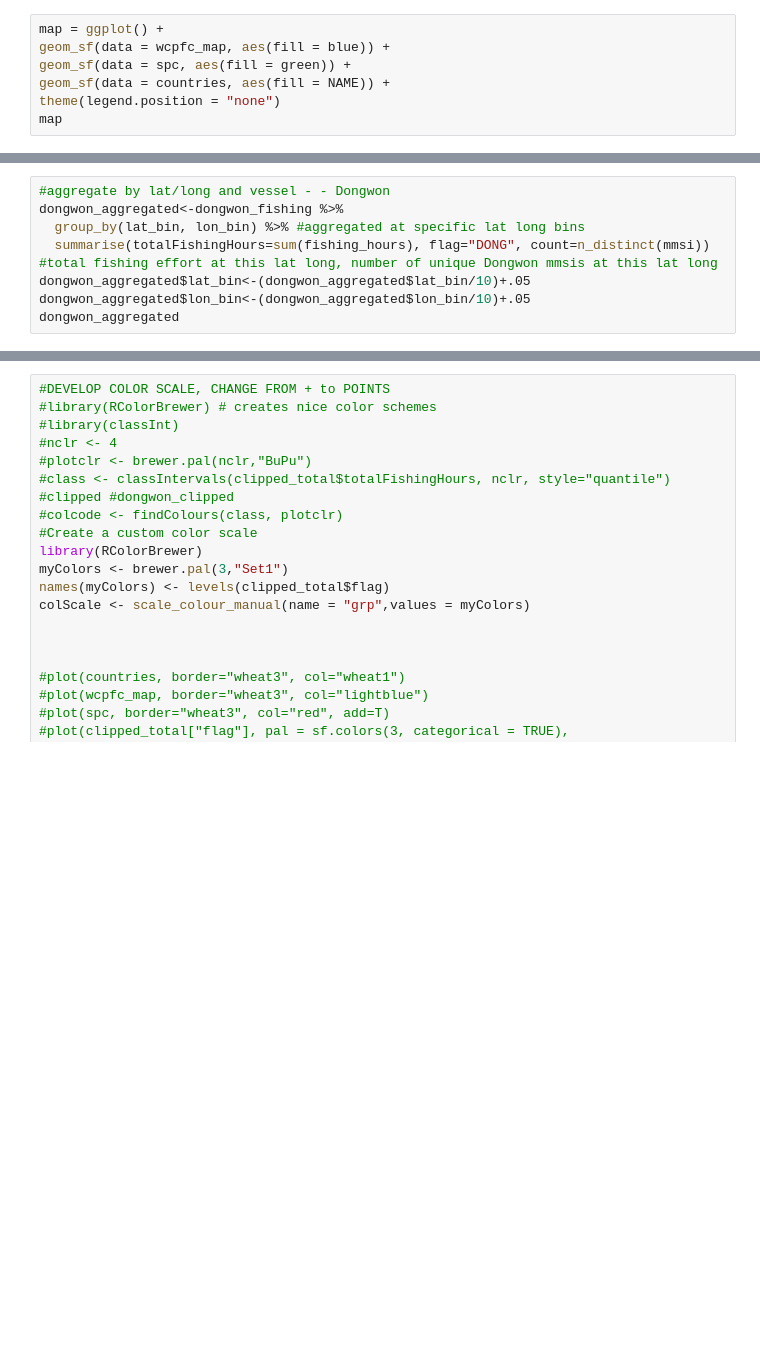
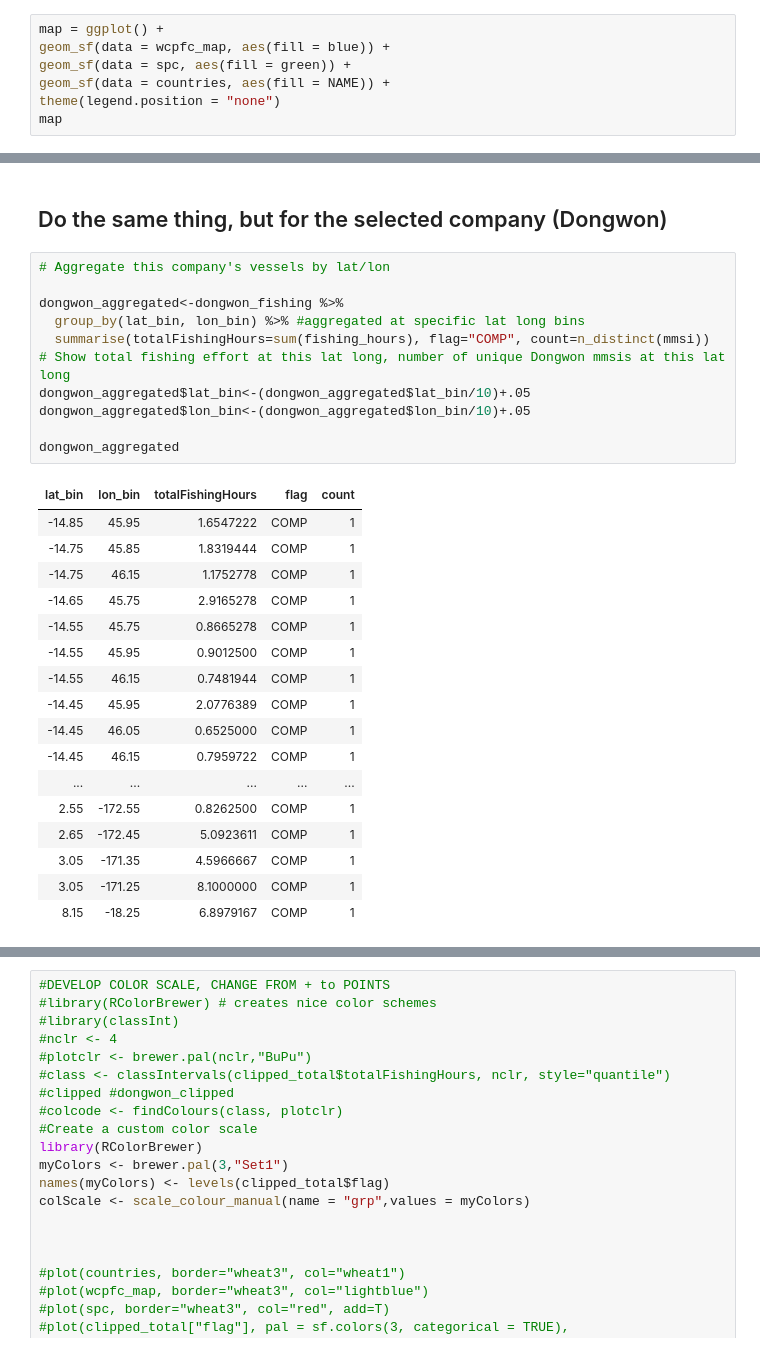
Before and after one commit to ericnost/gfw, a Jupyter notebook: gfw_analysis.ipynb, the cells around one changed output, grey strips where cells are left out. Cells and saved outputs as stored; diff of their text form; blank space fills up the shorter version.

```diff
--- a/gfw_analysis.ipynb
+++ b/gfw_analysis.ipynb
@@ -86,9 +242,31 @@ aggregated_max
+# %% [markdown]
+## Do the same thing, but for the selected company (Dongwon)
 # %%
-#aggregate by lat/long and vessel - - Dongwon
+# Aggregate this company's vessels by lat/lon
+
 dongwon_aggregated<-dongwon_fishing %>%
   group_by(lat_bin, lon_bin) %>% #aggregated at specific lat long bins
-  summarise(totalFishingHours=sum(fishing_hours), flag="DONG", count=n_distinct(mmsi))
-#total fishing effort at this lat long, number of unique Dongwon mmsis at this lat long
+  summarise(totalFishingHours=sum(fishing_hours), flag="COMP", count=n_distinct(mmsi))
+# Show total fishing effort at this lat long, number of unique Dongwon mmsis at this lat long
 dongwon_aggregated$lat_bin<-(dongwon_aggregated$lat_bin/10)+.05
 dongwon_aggregated$lon_bin<-(dongwon_aggregated$lon_bin/10)+.05
+
 dongwon_aggregated
+# %% [output]
+| lat_bin | lon_bin | totalFishingHours | flag | count |
+| -14.85 | 45.95 | 1.6547222 | COMP | 1 |
+| -14.75 | 45.85 | 1.8319444 | COMP | 1 |
+| -14.75 | 46.15 | 1.1752778 | COMP | 1 |
+| -14.65 | 45.75 | 2.9165278 | COMP | 1 |
+| -14.55 | 45.75 | 0.8665278 | COMP | 1 |
+| -14.55 | 45.95 | 0.9012500 | COMP | 1 |
+| -14.55 | 46.15 | 0.7481944 | COMP | 1 |
+| -14.45 | 45.95 | 2.0776389 | COMP | 1 |
+| -14.45 | 46.05 | 0.6525000 | COMP | 1 |
+| -14.45 | 46.15 | 0.7959722 | COMP | 1 |
+| ... | ... | ... | ... | ... |
+| 2.55 | -172.55 | 0.8262500 | COMP | 1 |
+| 2.65 | -172.45 | 5.0923611 | COMP | 1 |
+| 3.05 | -171.35 | 4.5966667 | COMP | 1 |
+| 3.05 | -171.25 | 8.1000000 | COMP | 1 |
+| 8.15 | -18.25 | 6.8979167 | COMP | 1 |
```
Also changed, not shown: parts of 39 cells of this notebook, 1 other file.
